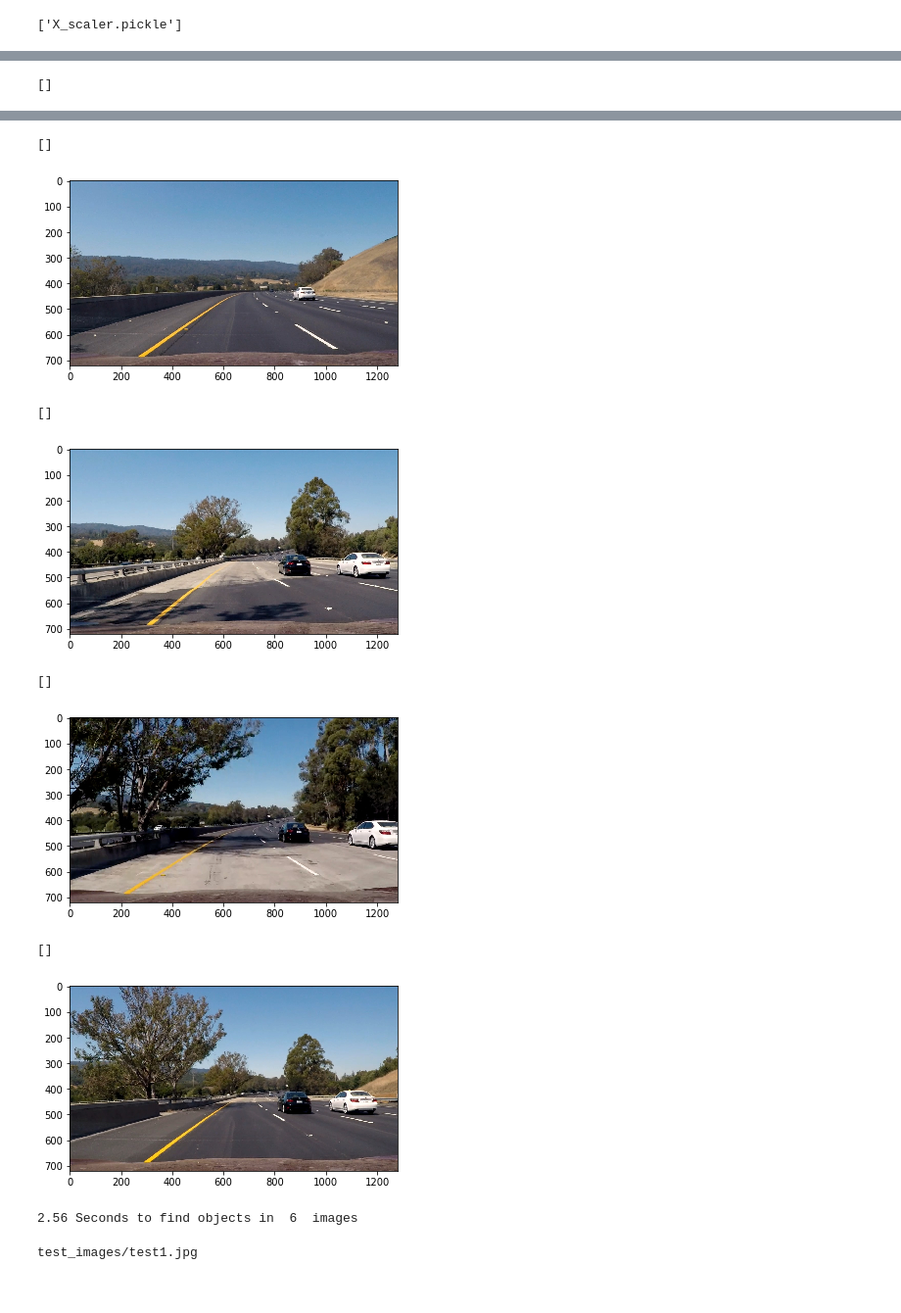
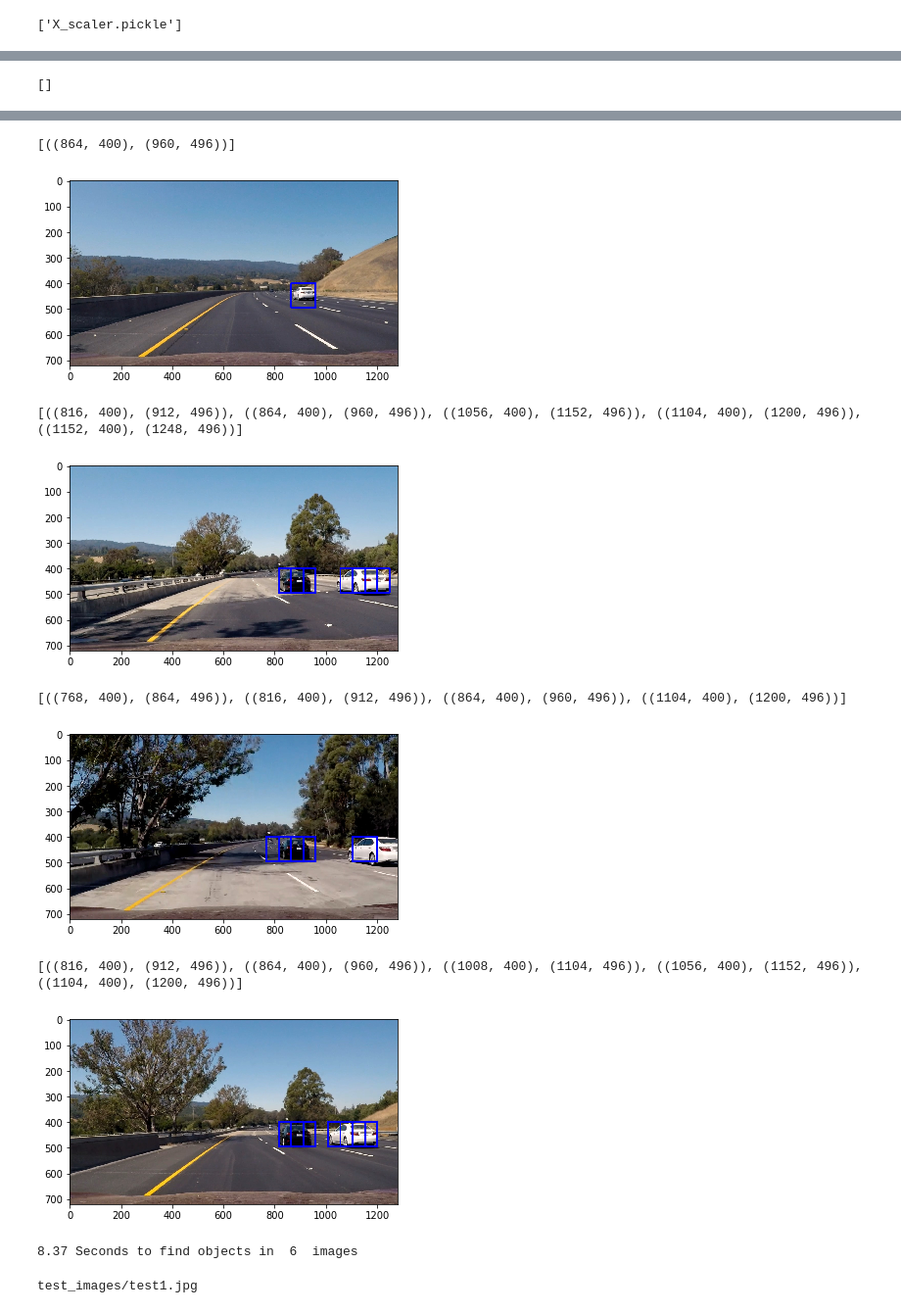
Before and after one commit to killermonkeys/CarND-Vehicle-Detection, a Jupyter notebook: vehicle-detection.ipynb, the cells around one changed output, grey strips where cells are left out. Shown at 98% size. Saved outputs shown, nothing was run; the diff lists cells and outputs as text; code cells hidden in the pictures.

```diff
--- a/vehicle-detection.ipynb
+++ b/vehicle-detection.ipynb
@@ -382,6 +382,10 @@ for test in tests:
     # data from .png images (scaled 0 to 1 by mpimg) and the
     # image you are searching is a .jpg (scaled 0 to 255)
     image = image.astype(np.float32)/255
+
+    windows = slide_window(image, x_start_stop=[None, None], y_start_stop=[400, None],
+                    xy_window=(96, 96), xy_overlap=(0.5, 0.5))
+
     hot_windows = search_windows(image, windows, clf, X_scaler, color_space=color_space,
                             spatial_size=spatial_size, hist_bins=hist_bins,
                             orient=orient, pix_per_cell=pix_per_cell,
@@ -403,14 +407,14 @@ print(round(t2-t, 2), 'Seconds to find objects in ', len(tests), ' images')
 []
 [figure]
-[]
+[((864, 400), (960, 496))]
-[figure, old version]
+[figure, new version]
-[]
+[((816, 400), (912, 496)), ((864, 400), (960, 496)), ((1056, 400), (1152, 496)), ((1104, 400), (1200, 496)), ((1152, 400), (1248, 496))]
-[figure, old version]
+[figure, new version]
-[]
+[((768, 400), (864, 496)), ((816, 400), (912, 496)), ((864, 400), (960, 496)), ((1104, 400), (1200, 496))]
-[figure, old version]
+[figure, new version]
-[]
+[((816, 400), (912, 496)), ((864, 400), (960, 496)), ((1008, 400), (1104, 496)), ((1056, 400), (1152, 496)), ((1104, 400), (1200, 496))]
-[figure, old version]
+[figure, new version]
-2.56 Seconds to find objects in  6  images
+8.37 Seconds to find objects in  6  images
 # %%
 # more efficient subsampling of HoG features, computes HoG once
 
```
Also changed, not shown: parts of 3 cells of this notebook, 5 other files.
